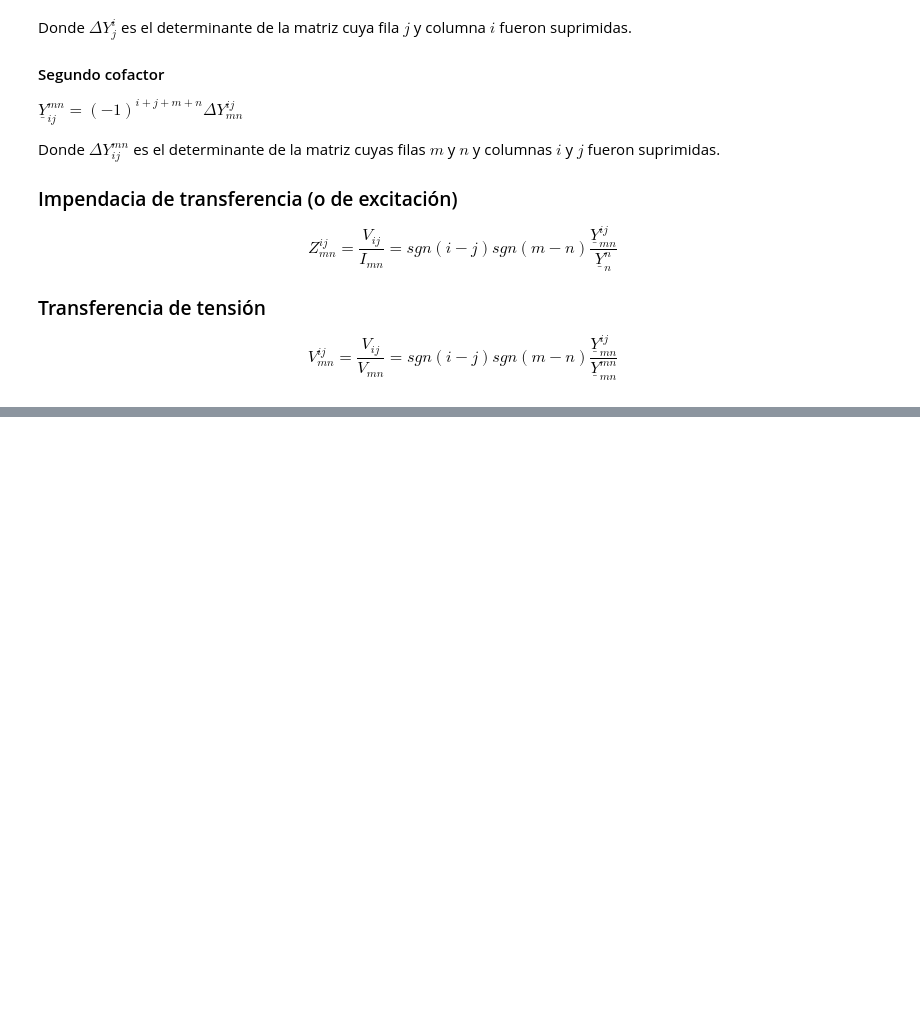
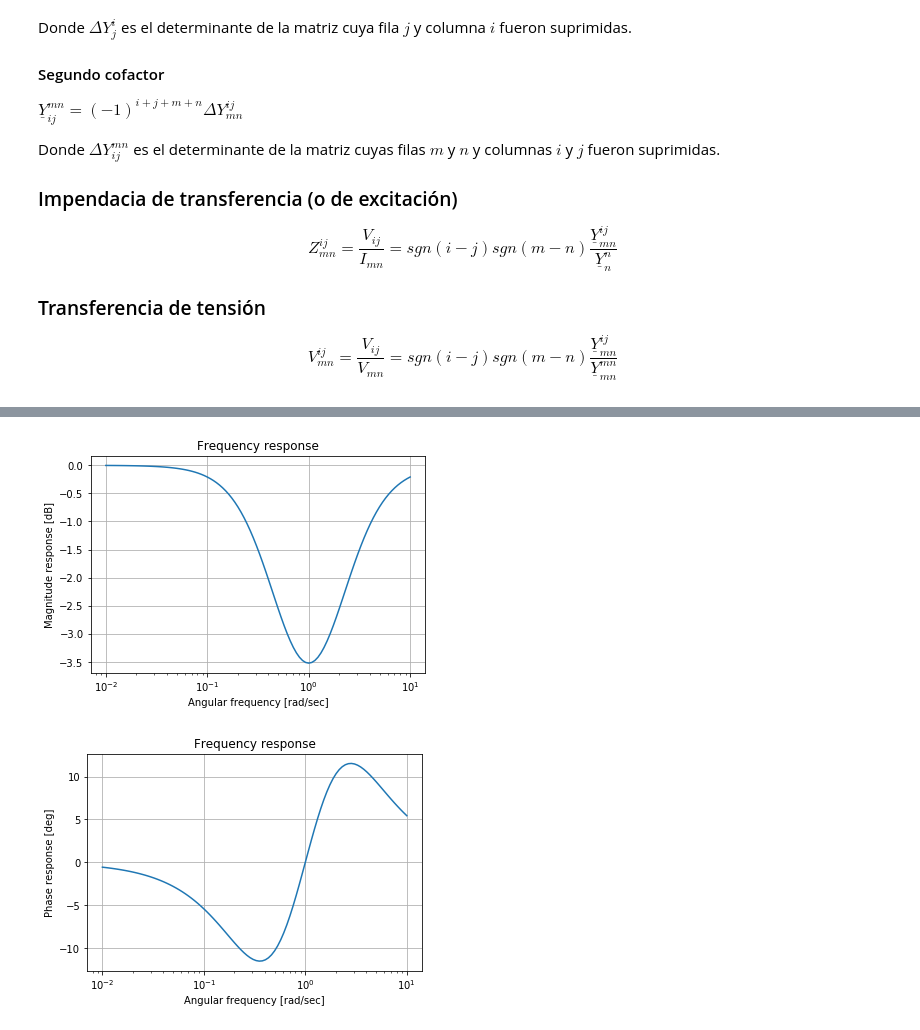
Before and after one commit to agalbachicar/tc2, a Jupyter notebook: notebooks/mai.ipynb, the cells around one changed output, grey strips where cells are left out. Drawn from its saved outputs; the diff is of its cells as text; code cells hidden in the pictures; blank space fills up the shorter version.

```diff
--- a/notebooks/mai.ipynb
+++ b/notebooks/mai.ipynb
@@ -135,0 +143,9 @@ $ V_{14}^{34} = \frac{s^2 + s \frac{G_1 + G_2}{C_2} + \frac{G_1 G_2}{C_1 C_2}}{s
+# %%
+import scipy.signal as sig
+import matplotlib.pyplot as plt
+from splane import pzmap, bodePlot
+
+G1, G2 = 1, 1
+C1, C2 = 1, 1
+
+t_puenteado = sig.TransferFunction([1, (G1+G2)/C2, G1 * G2 / (C1 * C2)], [1, (G1+G2)/C2 + G2/C1, G1 * G2 / (C1 * C2)])
@@ -135,0 +164,5 @@ $ V_{14}^{34} = \frac{s^2 + s \frac{G_1 + G_2}{C_2} + \frac{G_1 G_2}{C_1 C_2}}{s
+# %%
+bodePlot(t_puenteado)
+# %% [output]
+[figure, added]
+[figure, added]
```
Also changed, not shown: parts of 3 cells of this notebook, 2 other files.
